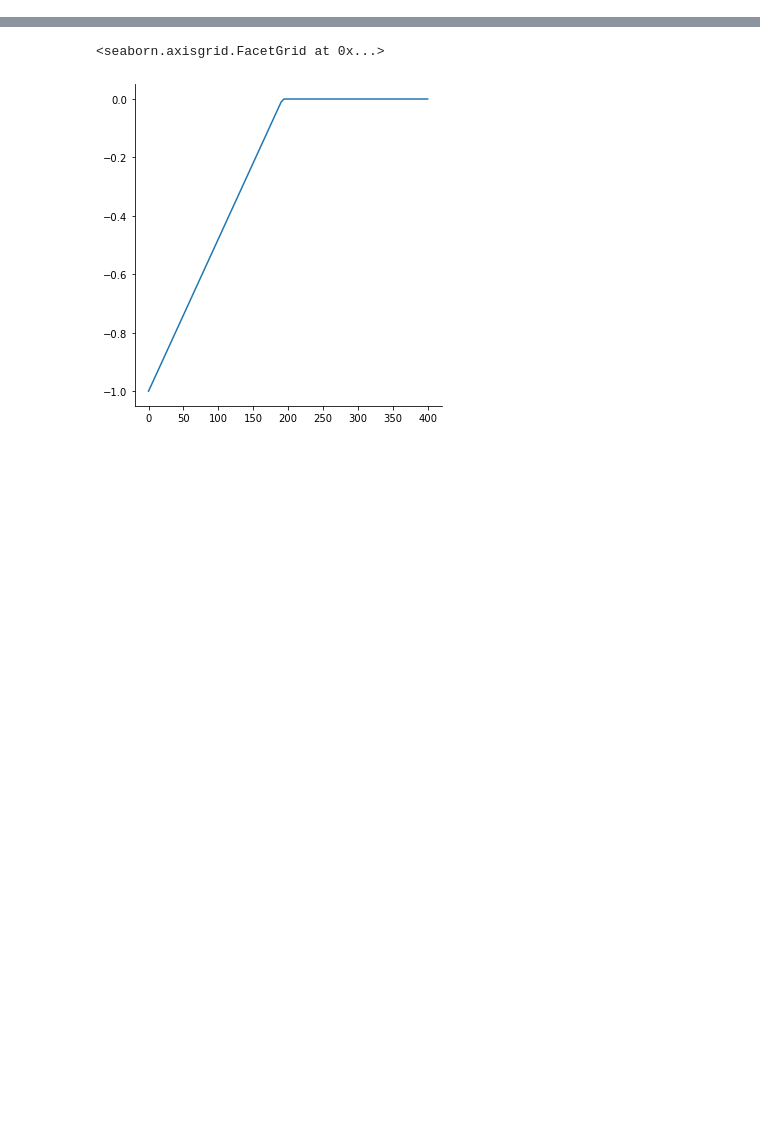
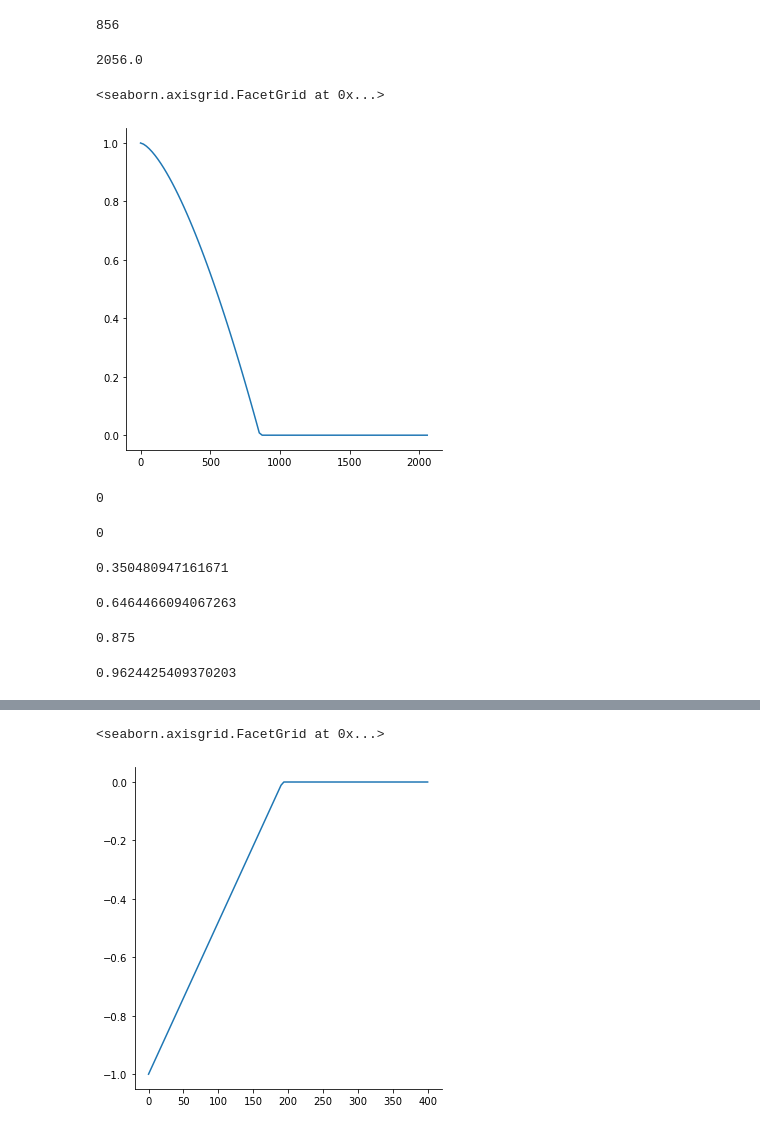
Before and after one commit to Christos-14/gym-ACAS2D, a Jupyter notebook: rewards.ipynb, the cells around one changed output, grey strips where cells are left out. Drawn from its saved outputs; the diff is of its cells as text; code cells hidden in the pictures; blank space fills up the shorter version.

```diff
--- a/rewards.ipynb
+++ b/rewards.ipynb
@@ -20,3 +20,5 @@ goal_x = WIDTH - GOAL_RADIUS
 goal_y = HEIGHT / 2
 
 d_separation_max = np.sqrt(WIDTH**2 + HEIGHT**2) + (2 * (AIRSPEED / FPS) * MAX_STEPS)
+d_goal_init = (WIDTH - GOAL_RADIUS) - (2 * AIRCRAFT_SIZE)
+d_goal_max = d_goal_init + (AIRSPEED / FPS) * MAX_STEPS
@@ -22,0 +29,8 @@ d_separation_max = np.sqrt(WIDTH**2 + HEIGHT**2) + (2 * (AIRSPEED / FPS) * MAX_S
+# %%
+print(d_goal_init)
+# %% [output]
+856
+# %%
+print(d_goal_max)
+# %% [output]
+2056.0
@@ -23,2 +39,41 @@ d_separation_max = np.sqrt(WIDTH**2 + HEIGHT**2) + (2 * (AIRSPEED / FPS) * MAX_S
+# %%
+def distance_reward(d, exp=1.5):
+    if d >= 0:
+        d_goal_init = (WIDTH - GOAL_RADIUS) - (2 * AIRCRAFT_SIZE)
+        return max(0, 1 - (d / d_goal_init) ** exp)
+    else:
+        raise ValueError("Distance to goal cannot be negative.")
+# %%
+d_values = np.linspace(0, d_goal_max, 100)
+rd_values = np.array([distance_reward(x) for x in d_values])
+# %%
+sns.relplot(x = d_values, y=rd_values, kind='line')
+# %% [output]
+<seaborn.axisgrid.FacetGrid at 0x...>
+[figure, added]
+# %%
+distance_reward(d_goal_max)
+# %% [output]
+0
+# %%
+distance_reward(d_goal_init)
+# %% [output]
+0
+# %%
+distance_reward(3*d_goal_init/4)
+# %% [output]
+0.350480947161671
+# %%
+distance_reward(d_goal_init/2)
+# %% [output]
+0.6464466094067263
+# %%
+distance_reward(d_goal_init/4)
+# %% [output]
+0.875
+# %%
+distance_reward(GOAL_RADIUS)
+# %% [output]
+0.9624425409370203
 # %%
 # Separation reward
```
Also changed, not shown: parts of 34 cells of this notebook, 5 other files.
